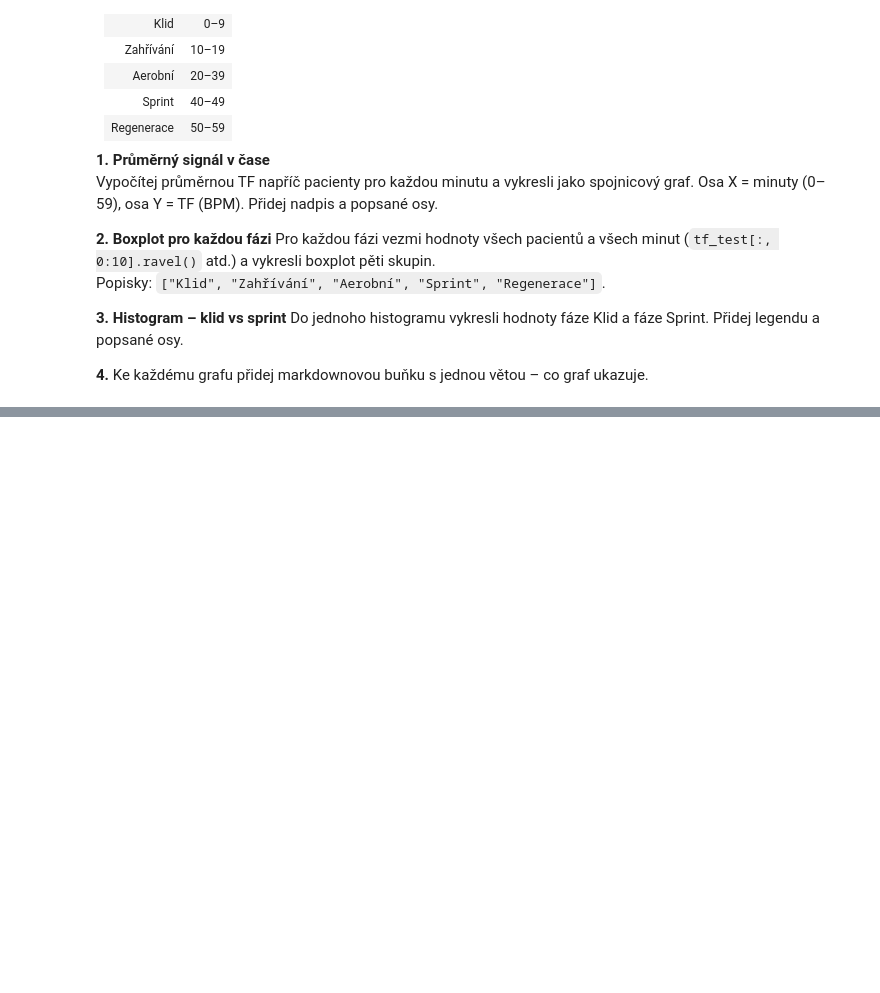
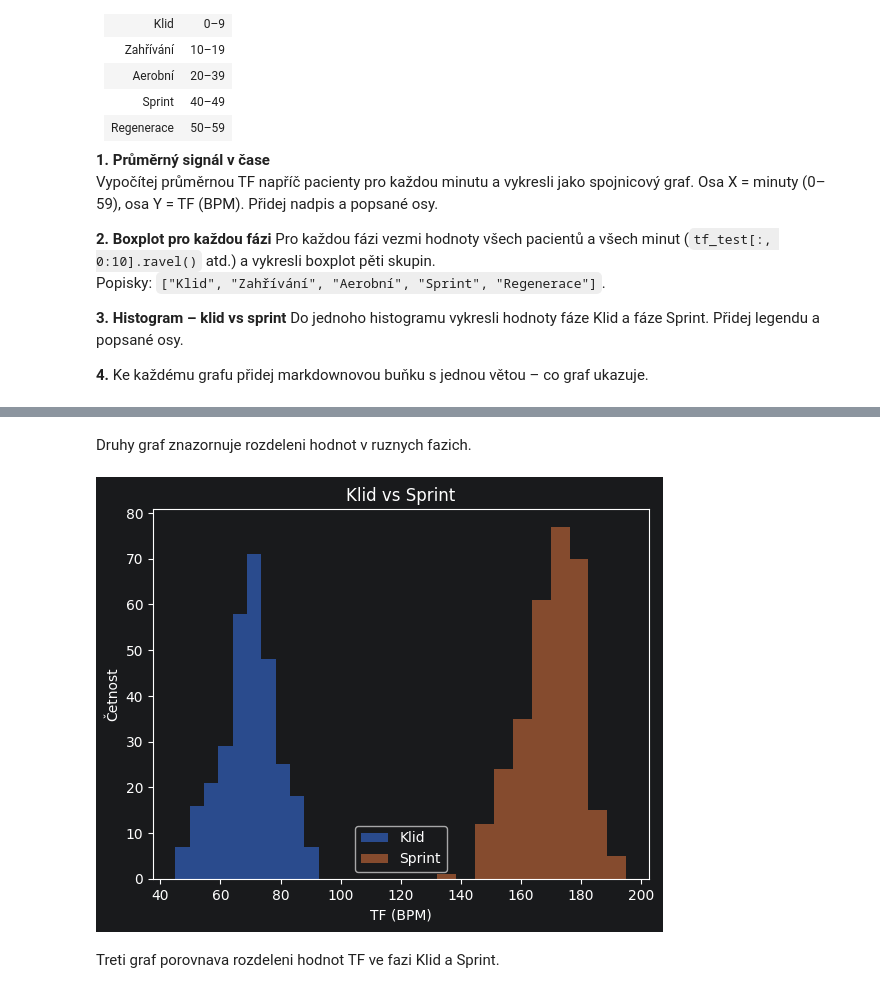
Before and after one commit to BetyTomas/prg-exercise-12, a Jupyter notebook: cviceni_12_matplotlib.ipynb, the cells around one changed output, grey strips where cells are left out. Cells and saved outputs as stored; diff of their text form; code cells hidden in the pictures; blank space fills up the shorter version.

```diff
--- a/cviceni_12_matplotlib.ipynb
+++ b/cviceni_12_matplotlib.ipynb
@@ -231,0 +222,20 @@ Druhy graf - Histogram vykresluje rozdil mezi klidovou a sprintovou fazi.
+# %% [markdown]
+Druhy graf znazornuje rozdeleni hodnot v ruznych fazich.
+# %%
+klid = tf_test[:,0:10].ravel()
+sprint = tf_test[:,40:50].ravel()
+
+plt.hist(klid, alpha=0.6, label="Klid")
+plt.hist(sprint, alpha=0.6, label="Sprint")
+
+plt.xlabel("TF (BPM)")
+plt.ylabel("Četnost")
+plt.title("Klid vs Sprint")
+
+plt.legend()
+
+plt.show()
+# %% [output]
+[figure, added]
+# %% [markdown]
+Treti graf porovnava rozdeleni hodnot TF ve fazi Klid a Sprint.
```
Also changed, not shown: parts of 11 cells of this notebook.
